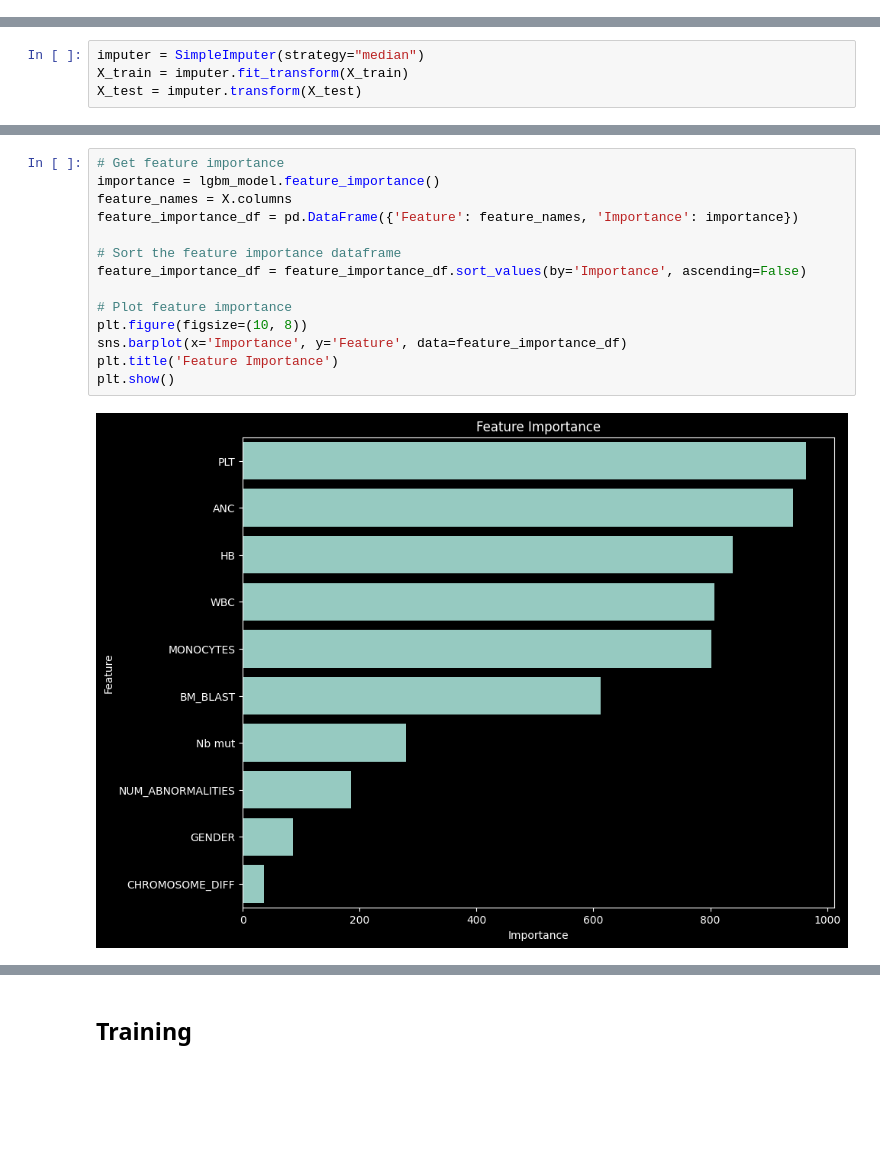
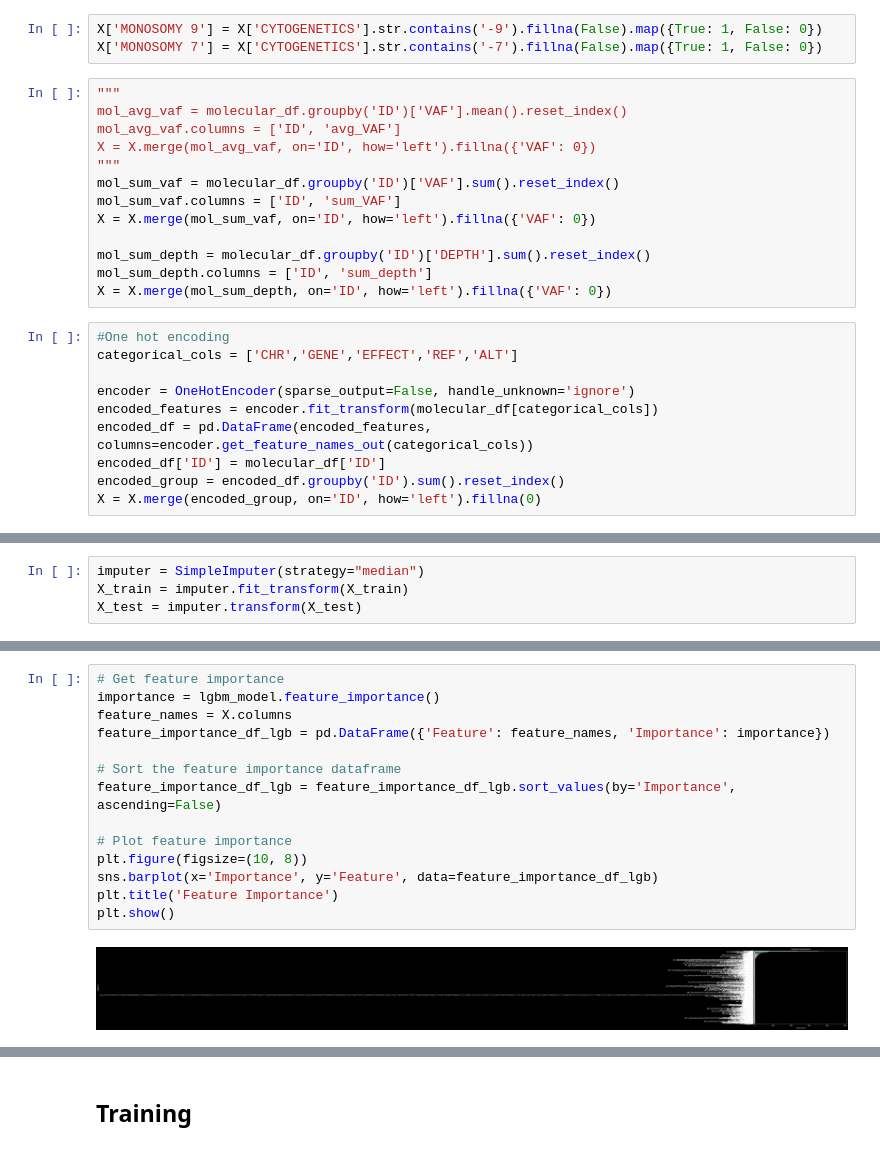
Before and after one commit to Loic-Jaillet/ENS-ML-Challenge, a Jupyter notebook: challenge_v2.ipynb, the cells around one changed output, grey strips where cells are left out. Drawn from its saved outputs; the diff is of its cells as text; blank space fills up the shorter version.

```diff
--- a/challenge_v2.ipynb
+++ b/challenge_v2.ipynb
@@ -111,3 +112,29 @@ tmp = molecular_df.groupby('ID').size().reset_index(name='Nb mut')
 X = X.merge(tmp, on='ID', how='left').fillna({'Nb mut': 0})
 
 # X = X.drop(columns=['CYTOGENETICS','ID','GENDER','CENTER'])
+# %%
+X['MONOSOMY 9'] = X['CYTOGENETICS'].str.contains('-9').fillna(False).map({True: 1, False: 0})
+X['MONOSOMY 7'] = X['CYTOGENETICS'].str.contains('-7').fillna(False).map({True: 1, False: 0})
+# %%
+"""
+mol_avg_vaf = molecular_df.groupby('ID')['VAF'].mean().reset_index()
+mol_avg_vaf.columns = ['ID', 'avg_VAF']
+X = X.merge(mol_avg_vaf, on='ID', how='left').fillna({'VAF': 0})
+"""
+mol_sum_vaf = molecular_df.groupby('ID')['VAF'].sum().reset_index()
+mol_sum_vaf.columns = ['ID', 'sum_VAF']
+X = X.merge(mol_sum_vaf, on='ID', how='left').fillna({'VAF': 0})
+
+mol_sum_depth = molecular_df.groupby('ID')['DEPTH'].sum().reset_index()
+mol_sum_depth.columns = ['ID', 'sum_depth']
+X = X.merge(mol_sum_depth, on='ID', how='left').fillna({'VAF': 0})
+# %%
+#One hot encoding
+categorical_cols = ['CHR','GENE','EFFECT','REF','ALT']
+
+encoder = OneHotEncoder(sparse_output=False, handle_unknown='ignore')
+encoded_features = encoder.fit_transform(molecular_df[categorical_cols])
+encoded_df = pd.DataFrame(encoded_features, columns=encoder.get_feature_names_out(categorical_cols))
+encoded_df['ID'] = molecular_df['ID']
+encoded_group = encoded_df.groupby('ID').sum().reset_index()
+X = X.merge(encoded_group, on='ID', how='left').fillna(0)
@@ -161,19 +253,19 @@ Test CI IPCW: 0.6557
 # %%
 # Get feature importance
 importance = lgbm_model.feature_importance()
 feature_names = X.columns
-feature_importance_df = pd.DataFrame({'Feature': feature_names, 'Importance': importance})
+feature_importance_df_lgb = pd.DataFrame({'Feature': feature_names, 'Importance': importance})
 
 # Sort the feature importance dataframe
-feature_importance_df = feature_importance_df.sort_values(by='Importance', ascending=False)
+feature_importance_df_lgb = feature_importance_df_lgb.sort_values(by='Importance', ascending=False)
 
 # Plot feature importance
 plt.figure(figsize=(10, 8))
-sns.barplot(x='Importance', y='Feature', data=feature_importance_df)
+sns.barplot(x='Importance', y='Feature', data=feature_importance_df_lgb)
 plt.title('Feature Importance')
 plt.show()
 # %% [output]
-[figure, old version]
+[figure, new version]
 # %%
 rf_params = {
     'max_depth': 3,
```
Also changed, not shown: parts of 24 cells of this notebook.
